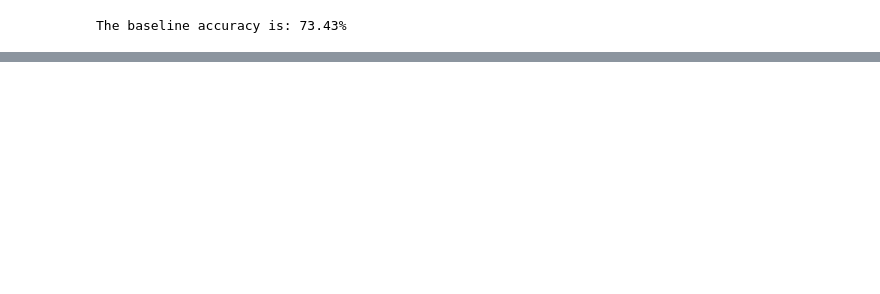
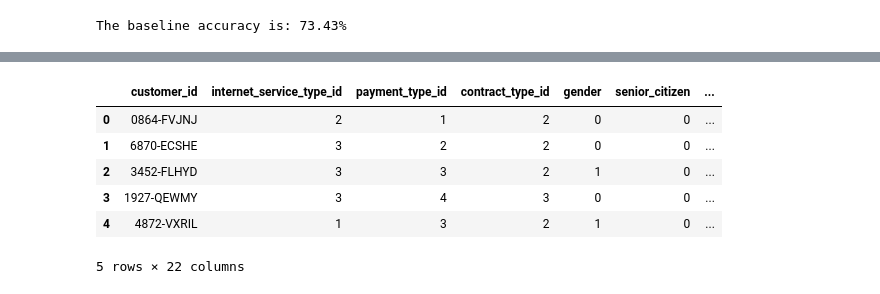
Before and after one commit to randyfrench/classification-project-telco, a Jupyter notebook: telco_churn_final.ipynb, the cells around one changed output, grey strips where cells are left out. Drawn from its saved outputs; the diff is of its cells as text; code cells hidden in the pictures; blank space fills up the shorter version.

```diff
--- a/telco_churn_final.ipynb
+++ b/telco_churn_final.ipynb
@@ -401,0 +601,12 @@ The baseline accuracy is: 73.43%
+# %%
+# reset the index
+reset_test = test.reset_index()
+reset_test.head()
+# %% [output]
+|  | customer_id | internet_service_type_id | payment_type_id | contract_type_id | gender | senior_citizen | ... |
+| 0 | 0864-FVJNJ | 2 | 1 | 2 | 0 | 0 | ... |
+| 1 | 6870-ECSHE | 3 | 2 | 2 | 0 | 0 | ... |
+| 2 | 3452-FLHYD | 3 | 3 | 2 | 1 | 0 | ... |
+| 3 | 1927-QEWMY | 3 | 4 | 3 | 0 | 0 | ... |
+| 4 | 4872-VXRIL | 1 | 3 | 2 | 1 | 0 | ... |
+5 rows × 22 columns
```
Also changed, not shown: parts of 58 cells of this notebook, 4 other files.
